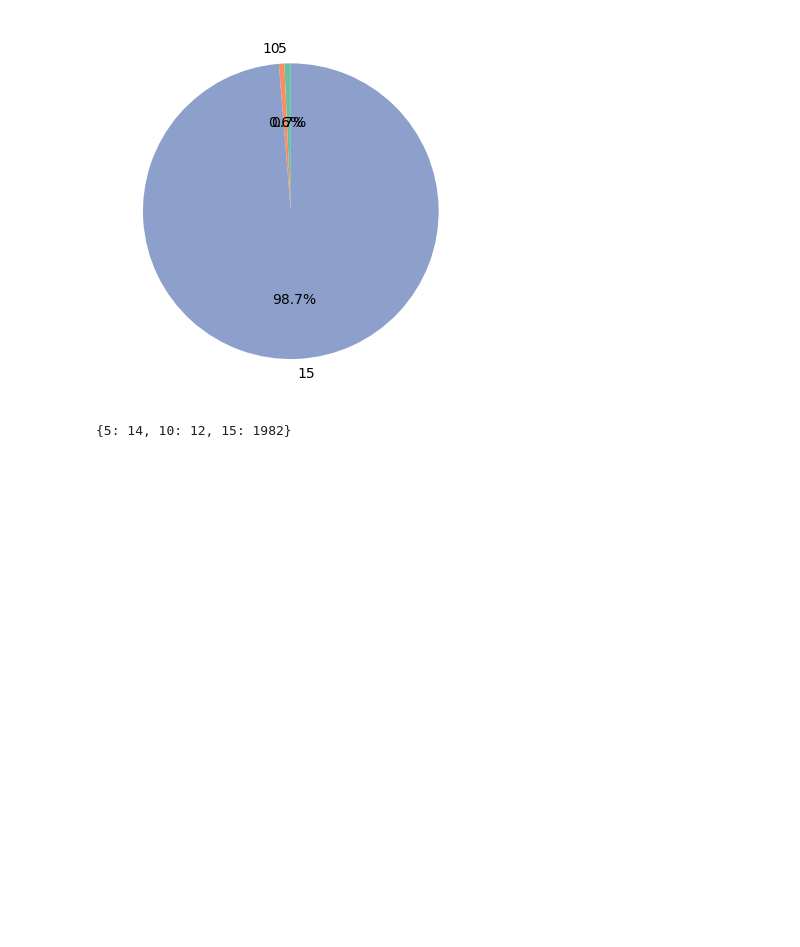
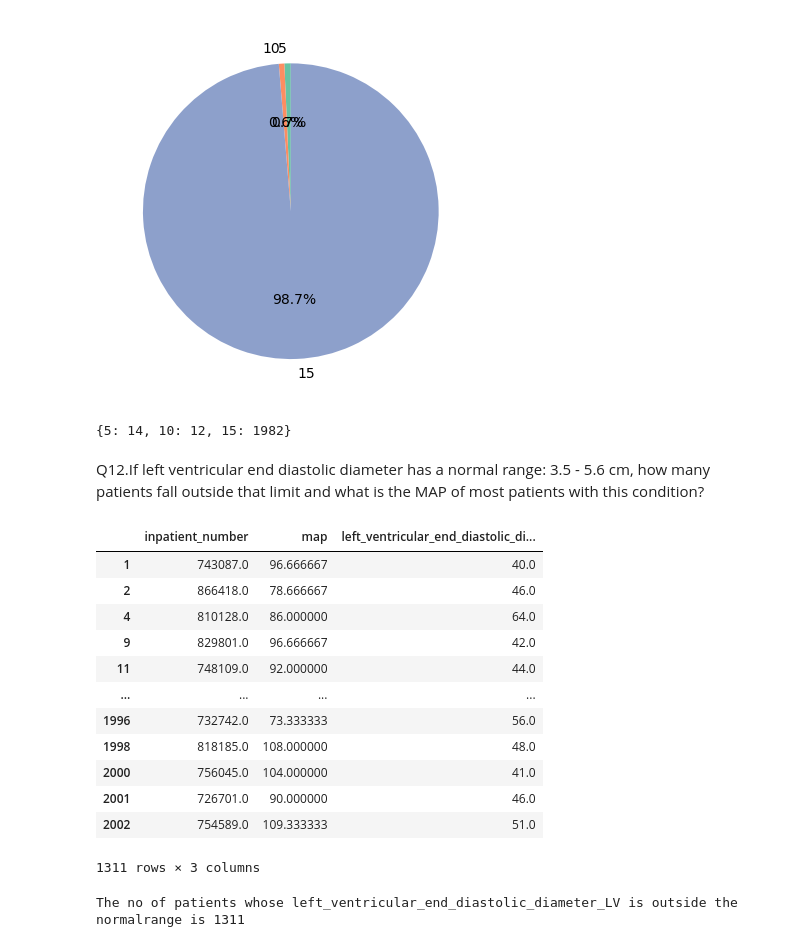
Before and after one commit to Moinandy6/Team9_Py-Stars_Python-Hackathon_Apr24, a Jupyter notebook: Questions1-16.ipynb, the cells around one changed output. Cells and saved outputs as stored; diff of their text form; code cells hidden in the pictures; blank space fills up the shorter version.

```diff
--- a/Questions1-16.ipynb
+++ b/Questions1-16.ipynb
@@ -526,3 +526,37 @@ x
 <class 'dict'>
 [figure]
 {5: 14, 10: 12, 15: 1982}
+# %% [markdown]
+Q12.If left ventricular end diastolic diameter has a normal range: 3.5 - 5.6 cm, how many patients fall outside that limit and what is the MAP of most patients with this condition?
+# %%
+
+df_map=pd.read_excel("Cardiac_Outcomes.xlsx","Labs",usecols="A,G")
+df_map
+df_LV=pd.read_excel("Cardiac_Outcomes.xlsx","CardiacComplications",usecols="I")
+df_LV
+df_MapLV = pd.concat([df_map, df_LV], axis=1)
+df_MapLV
+df_MapLV = df_MapLV.dropna(how='any',axis=0)
+df_MapLV
+newdf = df_MapLV.where(df_MapLV["left_ventricular_end_diastolic_diameter_LV"] < 3.5)
+newdf
+newdf = df_MapLV.where(df_MapLV["left_ventricular_end_diastolic_diameter_LV"] > 5.6)
+newdf
+# %% [output]
+|  | inpatient_number | map | left_ventricular_end_diastolic_di... |
+| 1 | 743087.0 | 96.666667 | 40.0 |
+| 2 | 866418.0 | 78.666667 | 46.0 |
+| 4 | 810128.0 | 86.000000 | 64.0 |
+| 9 | 829801.0 | 96.666667 | 42.0 |
+| 11 | 748109.0 | 92.000000 | 44.0 |
+| ... | ... | ... | ... |
+| 1996 | 732742.0 | 73.333333 | 56.0 |
+| 1998 | 818185.0 | 108.000000 | 48.0 |
+| 2000 | 756045.0 | 104.000000 | 41.0 |
+| 2001 | 726701.0 | 90.000000 | 46.0 |
+| 2002 | 754589.0 | 109.333333 | 51.0 |
+1311 rows × 3 columns
+# %%
+print("The no of patients whose left_ventricular_end_diastolic_diameter_LV is outside the normalrange is", len(newdf.index))
+# %% [output]
+The no of patients whose left_ventricular_end_diastolic_diameter_LV is outside the normalrange is 1311
```
